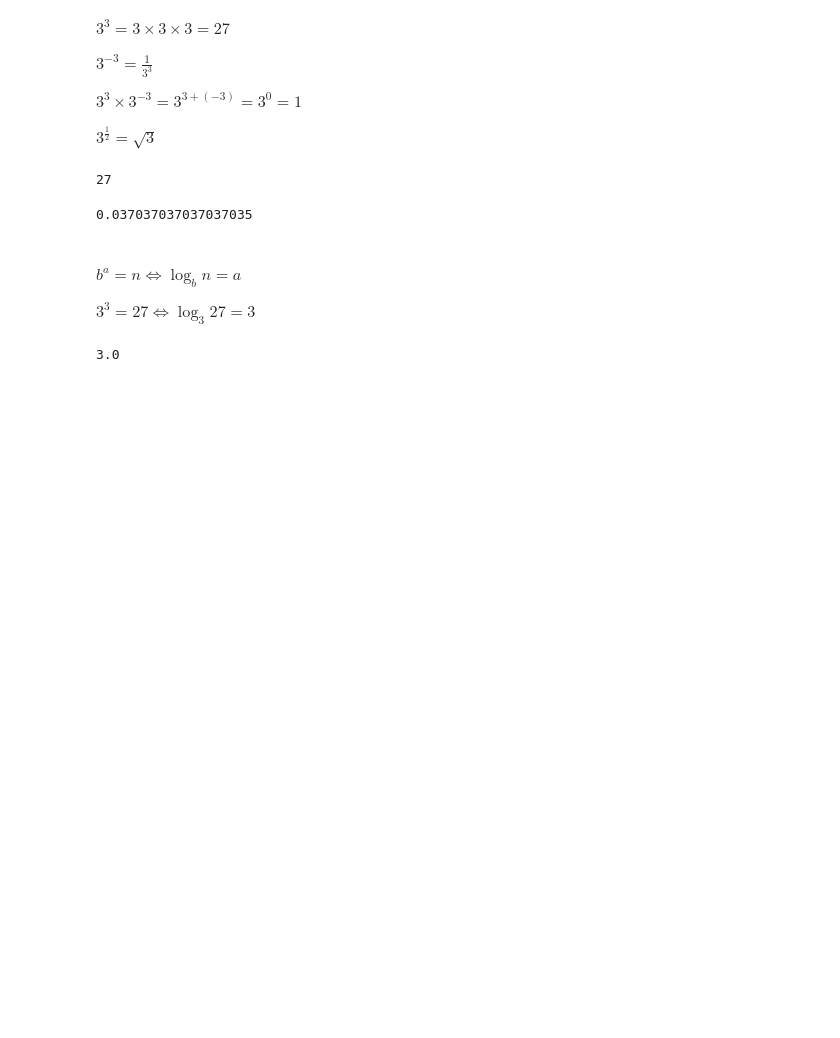
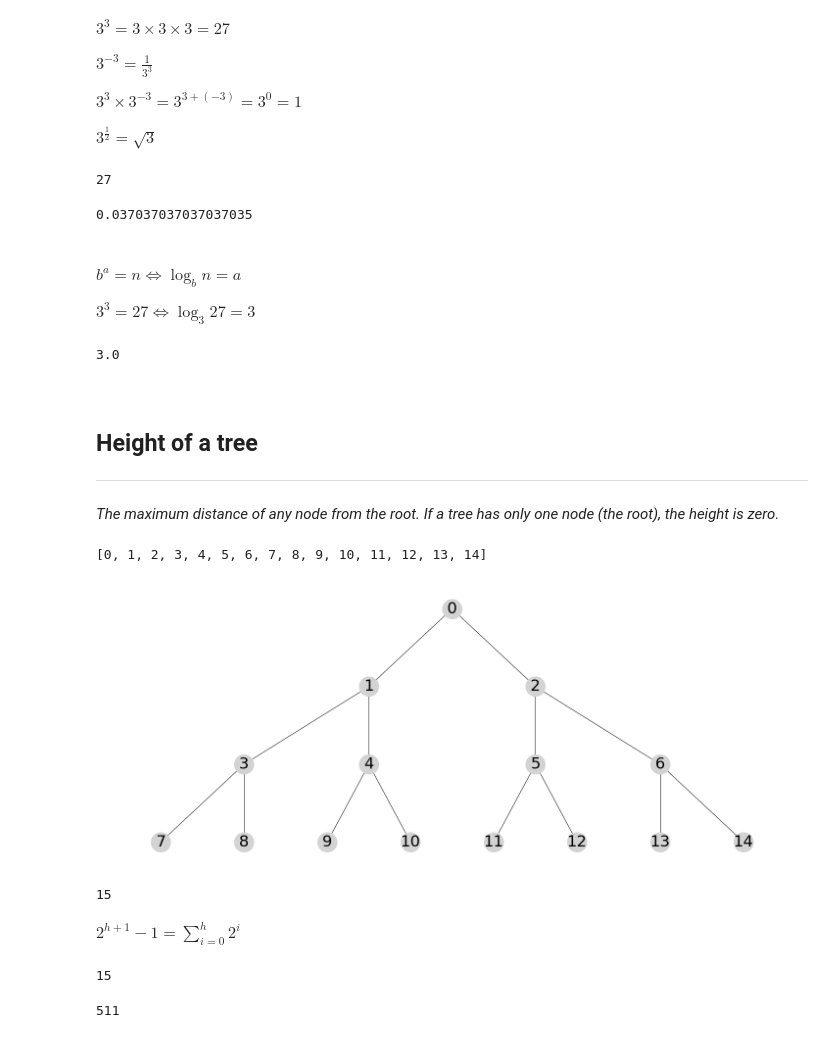
Before and after one commit to patrickmurphy2020/heapsort, a Jupyter notebook: HeapSort.ipynb, the cells around one changed output. Drawn from its saved outputs; the diff is of its cells as text; code cells hidden in the pictures; blank space fills up the shorter version.

Commit message:
Height of a tree

```diff
--- a/HeapSort.ipynb
+++ b/HeapSort.ipynb
@@ -403,3 +403,29 @@ import math
 math.log(27,3)
 # %% [output]
 3.0
+# %% [markdown]
+<br>
+
+## Height of a tree
+
+***
+# %% [markdown]
+<i>The maximum distance of any node from the root. If a tree has only one node (the root), the height is zero.<i/>
+# %%
+## Length of the list.
+n = 15
+# Create a list of length n.
+L = list(range(n))
+# Show the list.
+print(L)
+# Draw the tree from L.
+drawtree(L)
+# %% [output]
+[0, 1, 2, 3, 4, 5, 6, 7, 8, 9, 10, 11, 12, 13, 14]
+[figure, added]
+# %%
+2**0 + 2**1 + 2**2 + 2**3
+# %% [output]
+15
+# %% [markdown]
+$ 2^{h+1} - 1 = \sum_{i=0}^h 2^ i $
@@ -405,0 +438,8 @@ math.log(27,3)
+# %%
+max_list_length(3)
+# %% [output]
+15
+# %%
+max_list_length(8)
+# %% [output]
+511
```
Also changed, not shown: parts of 9 cells of this notebook.
